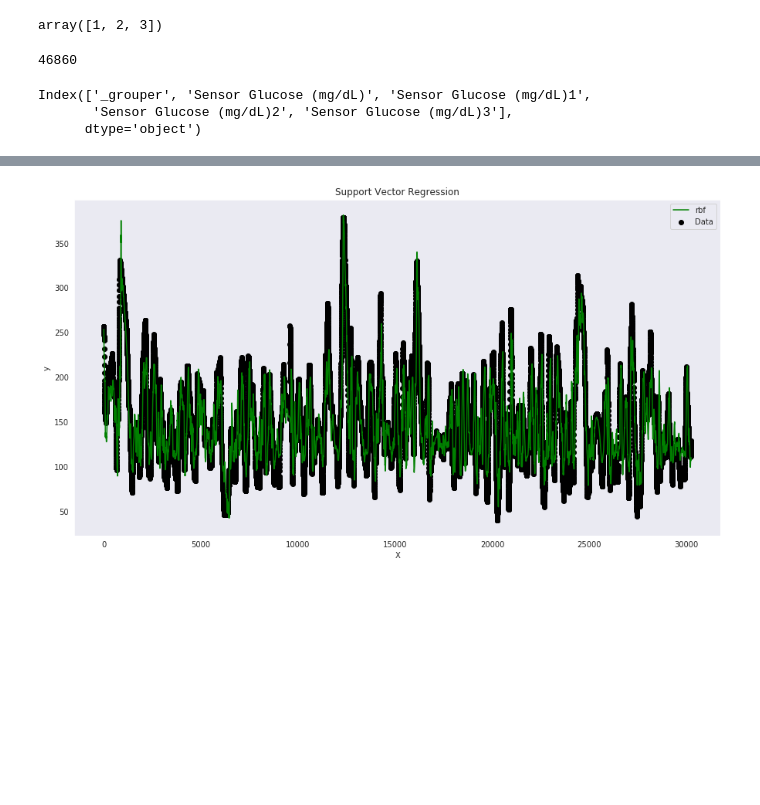
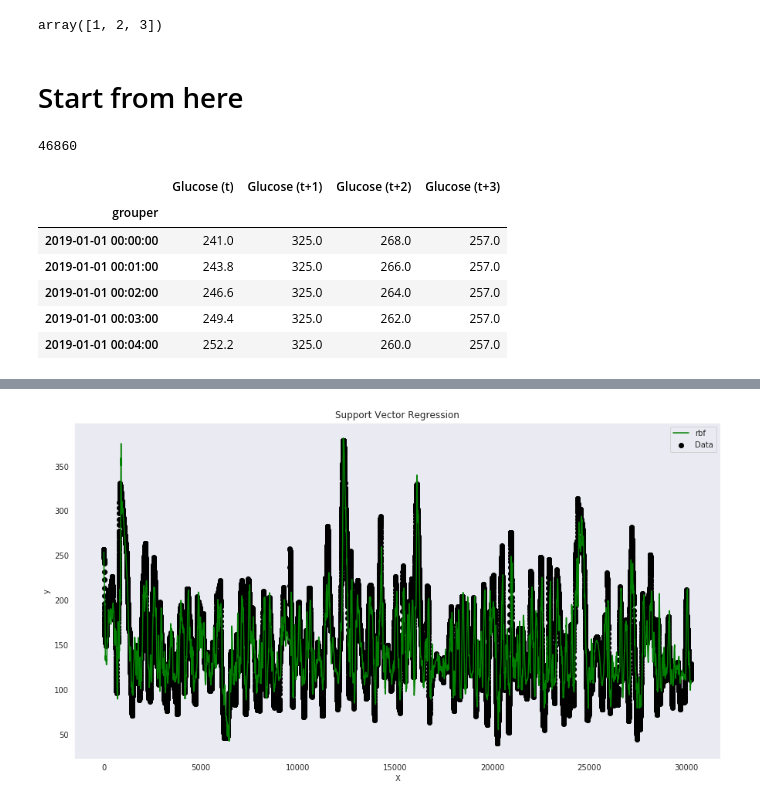
Before and after one commit to gmagannaDevelop/DiabManager, a Jupyter notebook: parse_carelink.ipynb, the cells around one changed output, grey strips where cells are left out. Cells and saved outputs as stored; diff of their text form; code cells hidden in the pictures; blank space fills up the shorter version.

```diff
--- a/parse_carelink.ipynb
+++ b/parse_carelink.ipynb
@@ -769,4 +790,6 @@ id(None)
 np.abs(np.array([0, 0, 0]) - np.array([1, 2, 3]))
 # %% [output]
 array([1, 2, 3])
+# %% [markdown]
+# Start from here
 # %%
@@ -777,6 +803,10 @@ len(data.index)
 # %%
-data.columns
+data.head()
 # %% [output]
-Index(['_grouper', 'Sensor Glucose (mg/dL)', 'Sensor Glucose (mg/dL)1',
-       'Sensor Glucose (mg/dL)2', 'Sensor Glucose (mg/dL)3'],
-      dtype='object')
+|  | Glucose (t) | Glucose (t+1) | Glucose (t+2) | Glucose (t+3) |
+| grouper |  |  |  |  |
+| 2019-01-01 00:00:00 | 241.0 | 325.0 | 268.0 | 257.0 |
+| 2019-01-01 00:01:00 | 243.8 | 325.0 | 266.0 | 257.0 |
+| 2019-01-01 00:02:00 | 246.6 | 325.0 | 264.0 | 257.0 |
+| 2019-01-01 00:03:00 | 249.4 | 325.0 | 262.0 | 257.0 |
+| 2019-01-01 00:04:00 | 252.2 | 325.0 | 260.0 | 257.0 |
```
Also changed, not shown: parts of 25 cells of this notebook, 3 other files.
